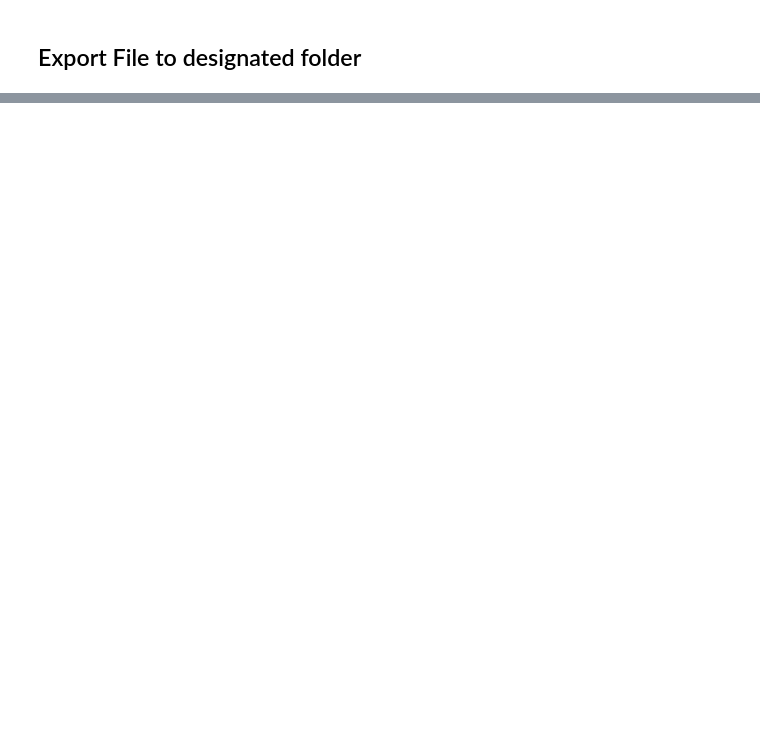
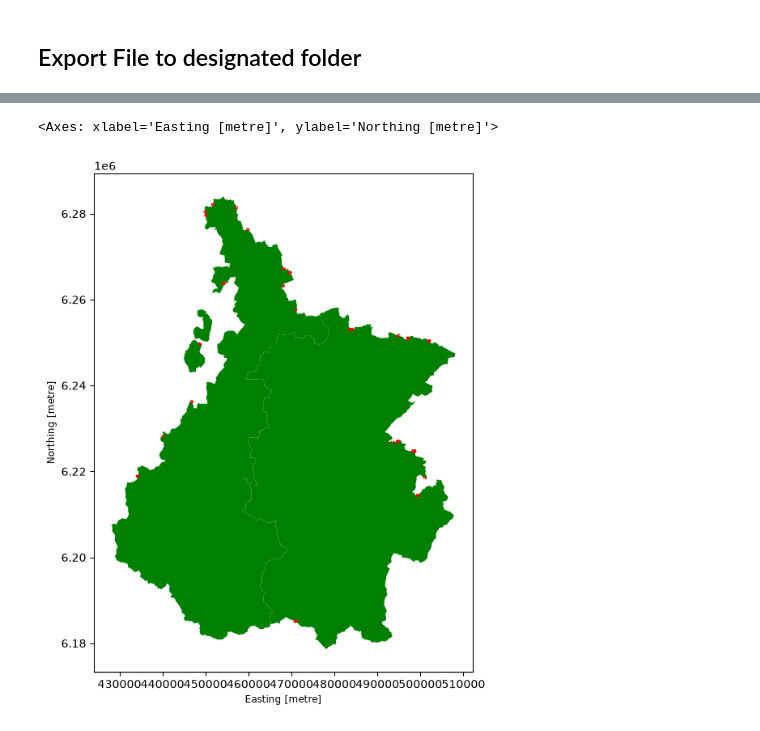
Before and after one commit to dataforgoodfr/mobibi, a Jupyter notebook: data/pierre/Find_circo_address/circo_adresse_dev.ipynb, the cells around one changed output, grey strips where cells are left out. Saved outputs shown, nothing was run; the diff lists cells and outputs as text; code cells hidden in the pictures; blank space fills up the shorter version.

```diff
--- a/data/pierre/Find_circo_address/circo_adresse_dev.ipynb
+++ b/data/pierre/Find_circo_address/circo_adresse_dev.ipynb
@@ -486,0 +706,3 @@ gpf_scpo.plot()
+# %%
+gpf_mapo_2154_simplified = gpf_mapo_2154.copy()
+gpf_mapo_2154_simplified.geometry = gpf_mapo_2154_simplified.simplify_coverage(tolerance=1)
@@ -486,0 +763,10 @@ gpf_scpo.plot()
+# %%
+from shapely import coverage_clean
+gpf_mapo_2154_no_overlaps = gpf_mapo_2154.copy()
+
+gpf_mapo_2154_no_overlaps.geometry = coverage_clean(
+    gpf_mapo_2154_no_overlaps.geometry.values,
+    gap_width=0.0,
+    snapping_distance=2.0,
+    merge_strategy="longest_border"
+)
@@ -486,0 +775,8 @@ gpf_scpo.plot()
+# %%
+gpf_mapo_2154_no_gaps = gpf_mapo_2154_no_overlaps.copy()
+gpf_mapo_2154_no_gaps.geometry = coverage_clean (
+    gpf_mapo_2154_no_gaps.geometry.values,
+    gap_width=25000.0,
+    snapping_distance=2.0,
+    merge_strategy="longest_border"
+)
@@ -486,0 +793,3 @@ gpf_scpo.plot()
+# %%
+gpf_mapo_2154_no_gaps_simplified = gpf_mapo_2154_no_gaps.copy()
+gpf_mapo_2154_no_gaps_simplified.geometry = gpf_mapo_2154_no_gaps_simplified.geometry.simplify_coverage(tolerance=1)
@@ -486,0 +820,11 @@ gpf_scpo.plot()
+# %%
+import matplotlib.pyplot as plt
+
+fig, ax = plt.subplots(figsize=(10, 8))
+#gpf_mapo_2154_no_gaps_simplified.query('REF.str.contains("075")').plot(ax=ax, color="green")
+gpf_mapo_2154.query('REF.str.contains("065")').plot(ax=ax, color="green")
+newdf = gpf_mapo_2154_no_gaps_simplified.query('REF.str.contains("065")').overlay(gpf_mapo_2154_simplified.query('REF.str.contains("065")'),how="symmetric_difference")
+newdf.plot(ax=ax,edgecolor="red",linewidth=3)
+# %% [output]
+<Axes: xlabel='Easting [metre]', ylabel='Northing [metre]'>
+[figure, added]
```
Also changed, not shown: parts of 37 cells of this notebook.
